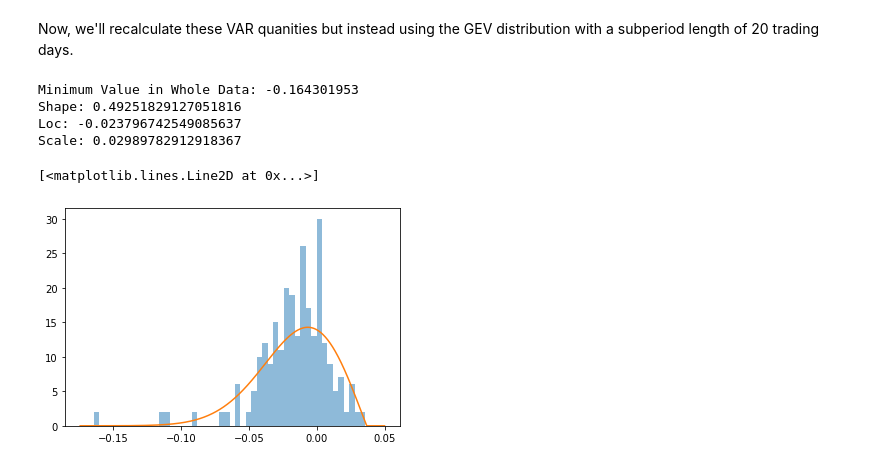
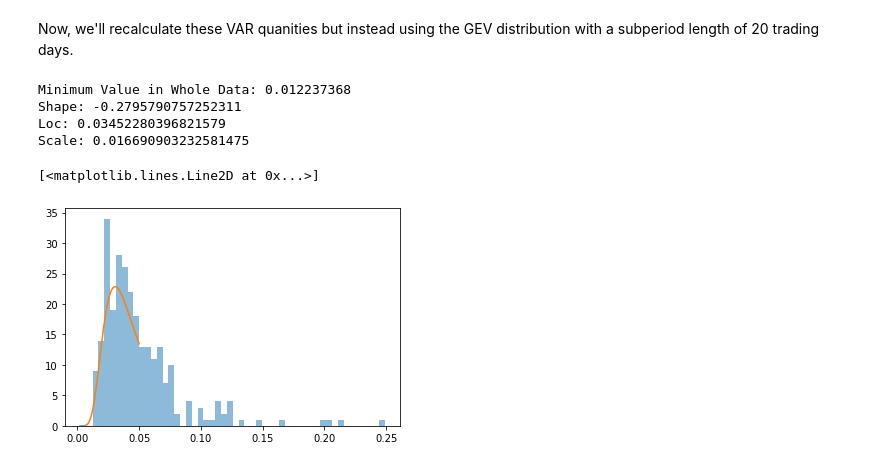
Before and after one commit to quinn-holl/FinancialStatistics, a Jupyter notebook: hw2/ex12_2.ipynb, the cells around one changed output. Cells and saved outputs as stored; diff of their text form; code cells hidden in the pictures.

```diff
--- a/hw2/ex12_2.ipynb
+++ b/hw2/ex12_2.ipynb
@@ -11,5 +11,6 @@ from scipy.stats import genextreme as gev
 df = pd.read_csv("/Users/quinnhollister/Downloads/intel_d_logret.txt", delim_whitespace = True, header = None,
            parse_dates = True)
 df.rename(columns = {0: "Date", 1: "logret"}, inplace = True)
+df['logret_MA_10'] = df.logret.rolling(10).sum()
 df.head(100)
 # %% [output]
@@ -195,40 +83,41 @@ PERIODS = int(len(df)/PER_LENGTH)
 
 subperiod = []
 for i in range(0, PERIODS):
-    sub = df['logret'].take([i*20, (i+1)*20])
-    subperiod.append(min(sub))
+    sub = df['logret'].iloc[i*20: (i+1)*20]
+    sub = sub*(-1)
+    subperiod.append(sub.values.max())
 
 #We possibly didn't include some of the values at the end of our data
 if len(df) % PER_LENGTH != 0:
-    lastPer = df['logret'].take([PER_LENGTH*PERIODS, -1])
-    subperiod.append(min(lastPer))
+    lastPer = df['logret'].iloc[PER_LENGTH*PERIODS: -1]
+    lastPer = lastPer*(-1)
+    subperiod.append(lastPer.values.max())
 # %%
 #now lets fit this data to a GEV distribution
-
 plt.hist(subperiod, bins = 50, alpha = 0.5)
 
 print("Minimum Value in Whole Data: " + str(min(subperiod)))
 
 #need to specify good inital location, otherwise might be zero and that leads to bad fit.
-params = gev.fit(subperiod, loc = 0.05)
+params = gev.fit(subperiod)
 
 
 print("Shape: " + str(params[0]))
 print("Loc: " + str(params[1]))
 print("Scale: " + str(params[2]))
 
 
 
 shape = params[0]
 loc = params[1]
 scale = params[2]
 
 xx = np.linspace(min(subperiod)-0.01, 0.05, 500)
 plt.plot(xx, gev.pdf(xx, *params))
 # %% [output]
-Minimum Value in Whole Data: -0.164301953
-Shape: 0.49251829127051816
-Loc: -0.023796742549085637
-Scale: 0.02989782912918367
+Minimum Value in Whole Data: 0.012237368
+Shape: -0.2795790757252311
+Loc: 0.03452280396821579
+Scale: 0.016690903232581475
 [<matplotlib.lines.Line2D at 0x...>]
-[figure, old version]
+[figure, new version]
```
Also changed, not shown: parts of 19 cells of this notebook, 3 other files.
